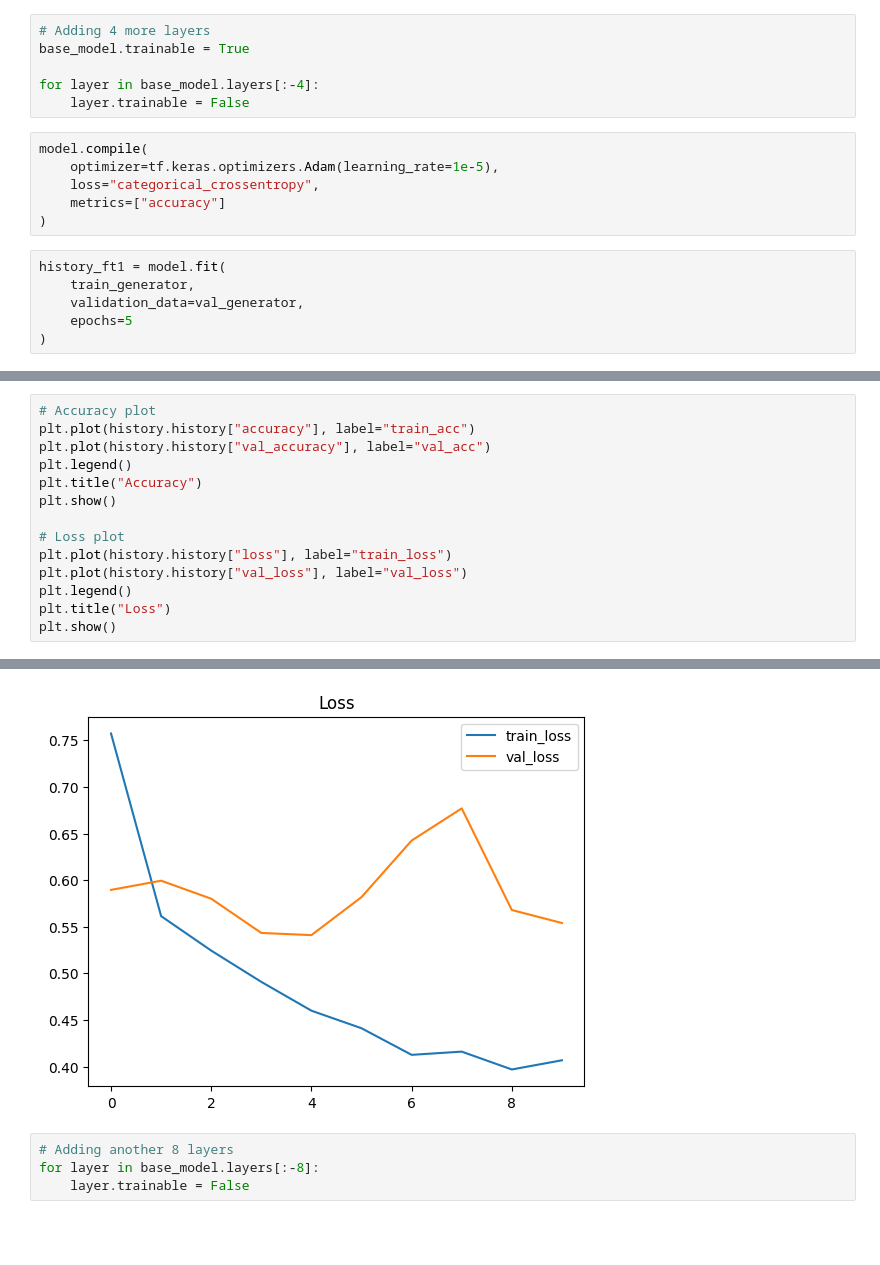
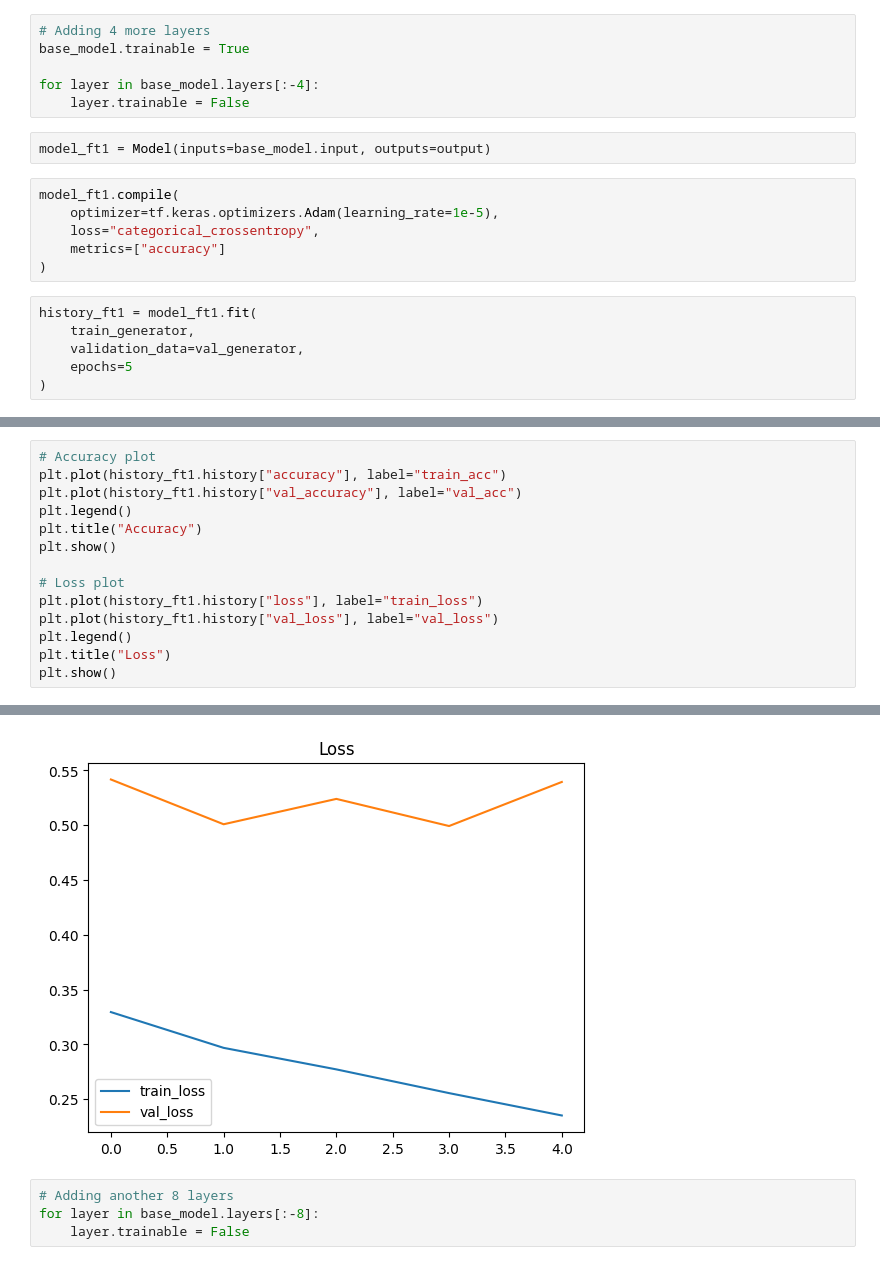
Before and after one commit to soseverse/Application-of-remote-sensing-and-deep-learning---Sand-mining-detection-at-Vietnam-Mekong-Delta, a Jupyter notebook: sm_project.ipynb, the cells around one changed output, grey strips where cells are left out. Drawn from its saved outputs; the diff is of its cells as text; blank space fills up the shorter version.

Commit message:
Colab - ResNet-50 and Yolo v8 model

```diff
--- a/sm_project.ipynb
+++ b/sm_project.ipynb
@@ -535,14 +566,16 @@ base_model.trainable = True
 
 for layer in base_model.layers[:-4]:
     layer.trainable = False
+# %%
+model_ft1 = Model(inputs=base_model.input, outputs=output)
 # %%
-model.compile(
+model_ft1.compile(
     optimizer=tf.keras.optimizers.Adam(learning_rate=1e-5),
     loss="categorical_crossentropy",
     metrics=["accuracy"]
 )
 # %%
-history_ft1 = model.fit(
+history_ft1 = model_ft1.fit(
     train_generator,
     validation_data=val_generator,
     epochs=5
@@ -570,14 +603,14 @@ Validation Accuracy: 0.8322640061378479
 # %%
 # Accuracy plot
-plt.plot(history.history["accuracy"], label="train_acc")
-plt.plot(history.history["val_accuracy"], label="val_acc")
+plt.plot(history_ft1.history["accuracy"], label="train_acc")
+plt.plot(history_ft1.history["val_accuracy"], label="val_acc")
 plt.legend()
 plt.title("Accuracy")
 plt.show()
 
 # Loss plot
-plt.plot(history.history["loss"], label="train_loss")
-plt.plot(history.history["val_loss"], label="val_loss")
+plt.plot(history_ft1.history["loss"], label="train_loss")
+plt.plot(history_ft1.history["val_loss"], label="val_loss")
 plt.legend()
 plt.title("Loss")
 plt.show()
@@ -586,4 +619,4 @@ plt.show()
-[figure, old version]
+[figure, new version]
 # %%
 # Adding another 8 layers
 for layer in base_model.layers[:-8]:
```
Also changed, not shown: parts of 65 cells of this notebook.
